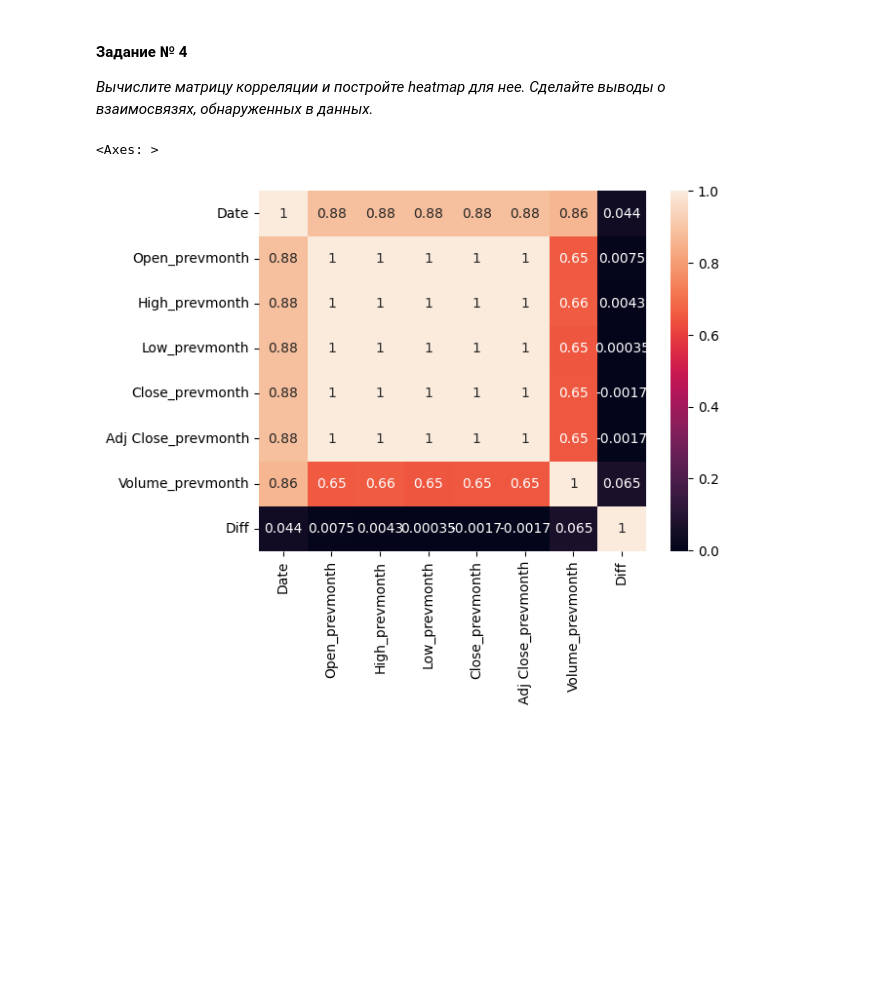
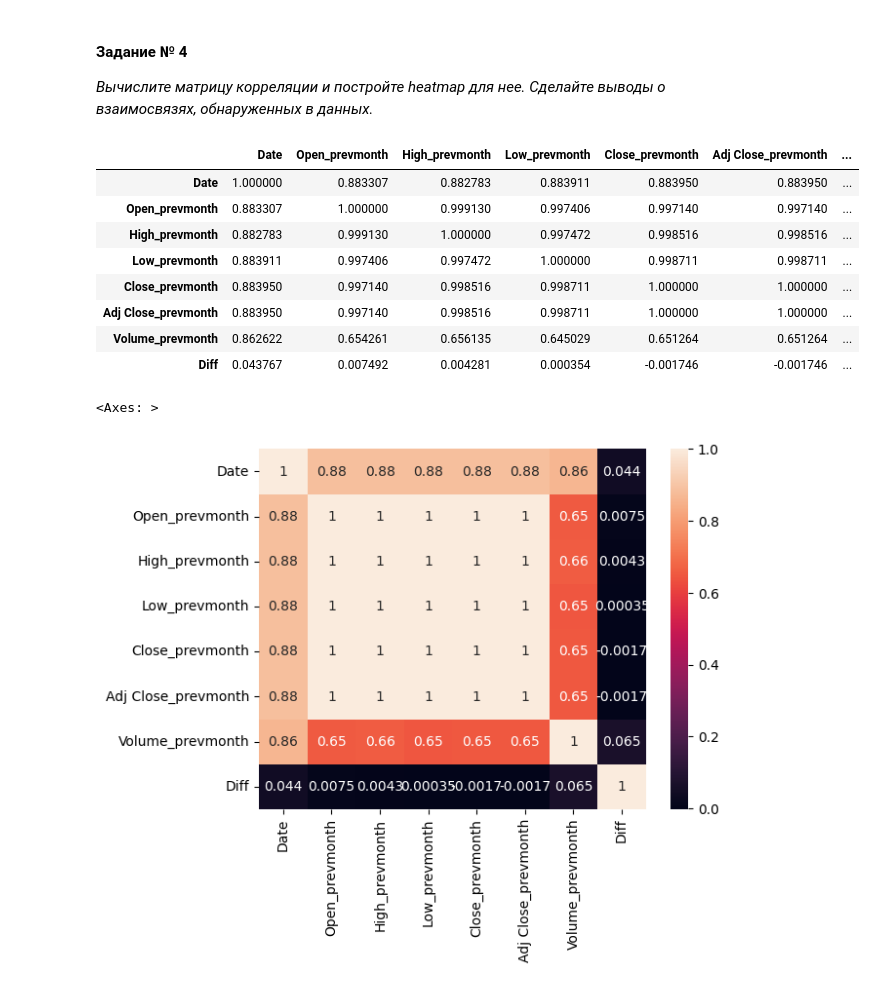
Before and after one commit to fitlemon/python_for_ds, a Jupyter notebook: Module7/14_adv_ml_module2_hw_project.ipynb, the cells around one changed output. Drawn from its saved outputs; the diff is of its cells as text; code cells hidden in the pictures; blank space fills up the shorter version.

```diff
--- a/Module7/14_adv_ml_module2_hw_project.ipynb
+++ b/Module7/14_adv_ml_module2_hw_project.ipynb
@@ -212,4 +222,18 @@ sns.boxplot(df_sorted, x="Diff")
 # %% [markdown]
 ####  Задание № 4
 <i> Вычислите матрицу корреляции и постройте heatmap для нее. Сделайте выводы о взаимосвязях, обнаруженных в данных.</i>
+# %%
+## метод № 1 при помощи методов pandas
+corr = df_sorted.corr()
+corr.style.background_gradient(cmap="coolwarm")
+# %% [output]
+|  | Date | Open_prevmonth | High_prevmonth | Low_prevmonth | Close_prevmonth | Adj Close_prevmonth | ... |
+| Date | 1.000000 | 0.883307 | 0.882783 | 0.883911 | 0.883950 | 0.883950 | ... |
+| Open_prevmonth | 0.883307 | 1.000000 | 0.999130 | 0.997406 | 0.997140 | 0.997140 | ... |
+| High_prevmonth | 0.882783 | 0.999130 | 1.000000 | 0.997472 | 0.998516 | 0.998516 | ... |
+| Low_prevmonth | 0.883911 | 0.997406 | 0.997472 | 1.000000 | 0.998711 | 0.998711 | ... |
+| Close_prevmonth | 0.883950 | 0.997140 | 0.998516 | 0.998711 | 1.000000 | 1.000000 | ... |
+| Adj Close_prevmonth | 0.883950 | 0.997140 | 0.998516 | 0.998711 | 1.000000 | 1.000000 | ... |
+| Volume_prevmonth | 0.862622 | 0.654261 | 0.656135 | 0.645029 | 0.651264 | 0.651264 | ... |
+| Diff | 0.043767 | 0.007492 | 0.004281 | 0.000354 | -0.001746 | -0.001746 | ... |
 # %%
```
Also changed, not shown: parts of 20 cells of this notebook.
